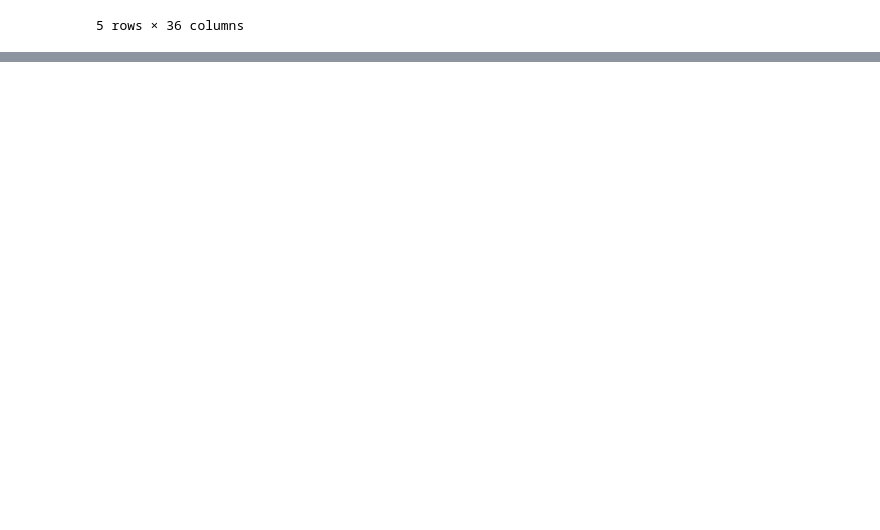
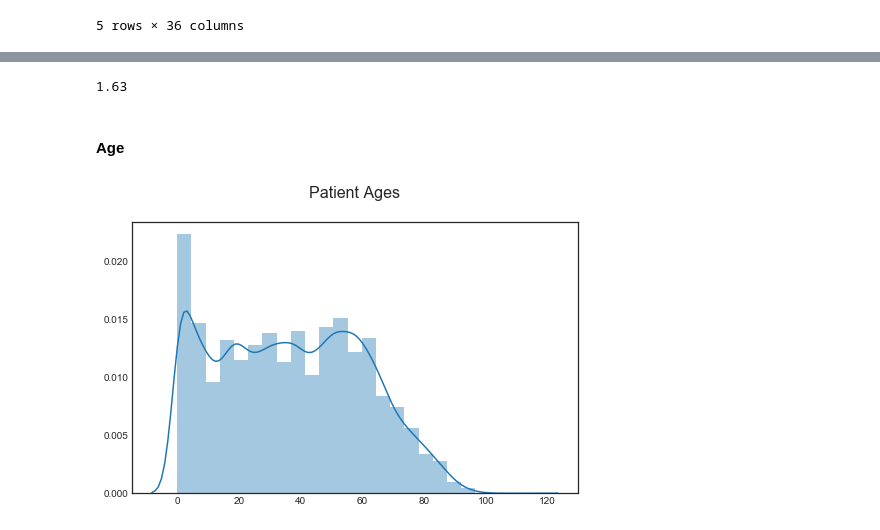
Before and after one commit to jaclynrich/appt-no-show, a Jupyter notebook: appt-no-show.ipynb, the cells around one changed output, grey strips where cells are left out. Saved outputs shown, nothing was run; the diff lists cells and outputs as text; code cells hidden in the pictures; blank space fills up the shorter version.

Commit message:
feat: add univariate plots

```diff
--- a/appt-no-show.ipynb
+++ b/appt-no-show.ipynb
@@ -812,0 +834,4 @@ df.head()
+# %%
+# Get unique patients when getting frequency of patient characteristics
+unique_patients = df.groupby('PatientID').first()
+len(unique_patients)
@@ -812,0 +840,27 @@ df.head()
+# %%
+# Plot binary patient characteristics
+fields = ['Gender', 'BolsaFamilia', 'Alcoholism', 'Diabetes', 'Hypertension']
+xlabels = ['Gender', 'Bolsa Familia', 'Alcoholism', 'Diabetes', 'Hypertension']
+gender_labels = ['Male', 'Female']
+labels = ['No', 'Yes']
+
+fig, axes = plt.subplots(1, 5, figsize = (15, 5), sharey = True)
+
+i = 0
+for ax in axes.reshape(-1):
+    sns.countplot(ax = ax, x = fields[i], data = unique_patients)
+    sns.set_style("white")
+    ax.tick_params(length = 0)
+    sns.despine(left = True, bottom = True)
+    if i == 0:
+        ax.set(xticklabels=['Male', 'Female'])
+        ax.set(xlabel = xlabels[i], ylabel = '')
+    else:
+        ax.set(xticklabels=['', ''])
+        ax.set(xlabel = '\n' + xlabels[i], ylabel = '')
+    i += 1
+
+custom_lines = [Line2D([0], [0], color = 'steelblue', lw=4),
+                Line2D([0], [0], color = 'darkorange', lw=4)]
+ax.legend(custom_lines, ['No', 'Yes'])
+plt.show()
@@ -812,0 +885,16 @@ df.head()
+# %%
+# Average number of appointments per patient
+round(df.groupby('PatientID')['AppointmentID'].count().mean(), 2)
+# %% [output]
+1.63
+# %% [markdown]
+#### Age
+# %%
+# Only plot the first age for each unique patient that appears in the dataset
+fig = plt.figure(figsize = (8, 5))
+sns.distplot(unique_patients['Age'], bins = 25)
+plt.title('Patient Ages\n', fontsize = 16)
+plt.xlabel('')
+plt.show();
+# %% [output]
+[figure, added]
```
Also changed, not shown: parts of 35 cells of this notebook.
